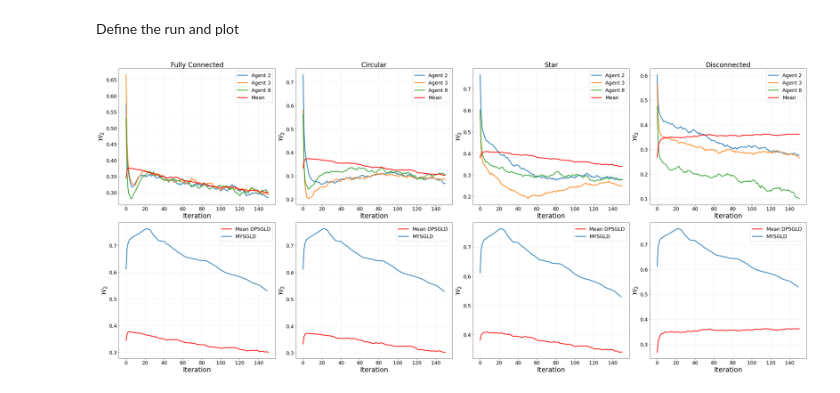
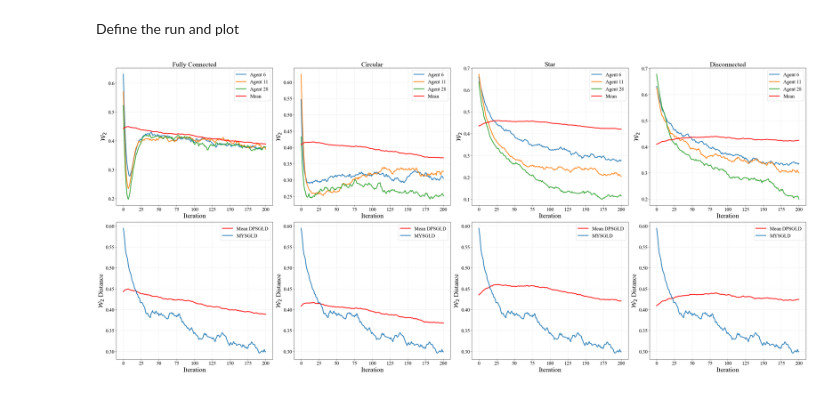
Before and after one commit to rispace/Decentralized-proximal-SGLD, a Jupyter notebook: notebook.ipynb, the cells around one changed output. Cells and saved outputs as stored; diff of their text form; code cells hidden in the pictures.

```diff
--- a/notebook.ipynb
+++ b/notebook.ipynb
@@ -6,6 +6,8 @@ from utils.networks import Network
 from utils.evaluation import  WassersteinDistance1D
 from samplers.sample1d import DPSGLD1D, MYSGLD1D
 from tqdm import  tqdm
+
+plt.rcParams['font.family'] = 'Times New Roman'
 # %% [markdown]
 # Sampling in $\mathbb{R}$
 
@@ -140,7 +143,7 @@ def dpsgld_sampling_run(
         history_all, X_mean_all = sampler.sample()
 
         my_sampler = MYSGLD1D(
-            eta=eta, n_steps=n_steps,
+            eta=eta, N=N, n_steps=n_steps,
             sigma_grad=sigma_grad, gamma=gamma,
             R=R, seed=seed
         )
@@ -170,15 +173,16 @@ def dpsgld_sampling_run(
 
         ax_bot.grid(True, alpha=0.25)
         ax_bot.set_xlabel("Iteration", fontsize=24)
-        ax_bot.set_ylabel(r"$\mathcal{W}_2$", fontsize=24)
+        ax_bot.set_ylabel(r"$\mathcal{W}_2$ Distance", fontsize=24)
         if logy:
             ax_bot.set_yscale("log")
         ax_bot.legend(loc="best", fontsize=18)
         ax_bot.tick_params(axis="both", which="major", labelsize=18)
 
     plt.tight_layout()
+    plt.savefig("images/1dsampling.png")
     plt.show()
 # %%
-dpsgld_sampling_run(Q=Q, size_w=10, N=100, n_steps=150, eta=5e-4)
+dpsgld_sampling_run(Q=Q, size_w=30, N=100, n_steps=200, eta=5e-4, gamma=1e-2)
 # %% [output]
-[figure, old version]
+[figure, new version]
```
Also changed, not shown: parts of 1 cell of this notebook, 4 other files.
